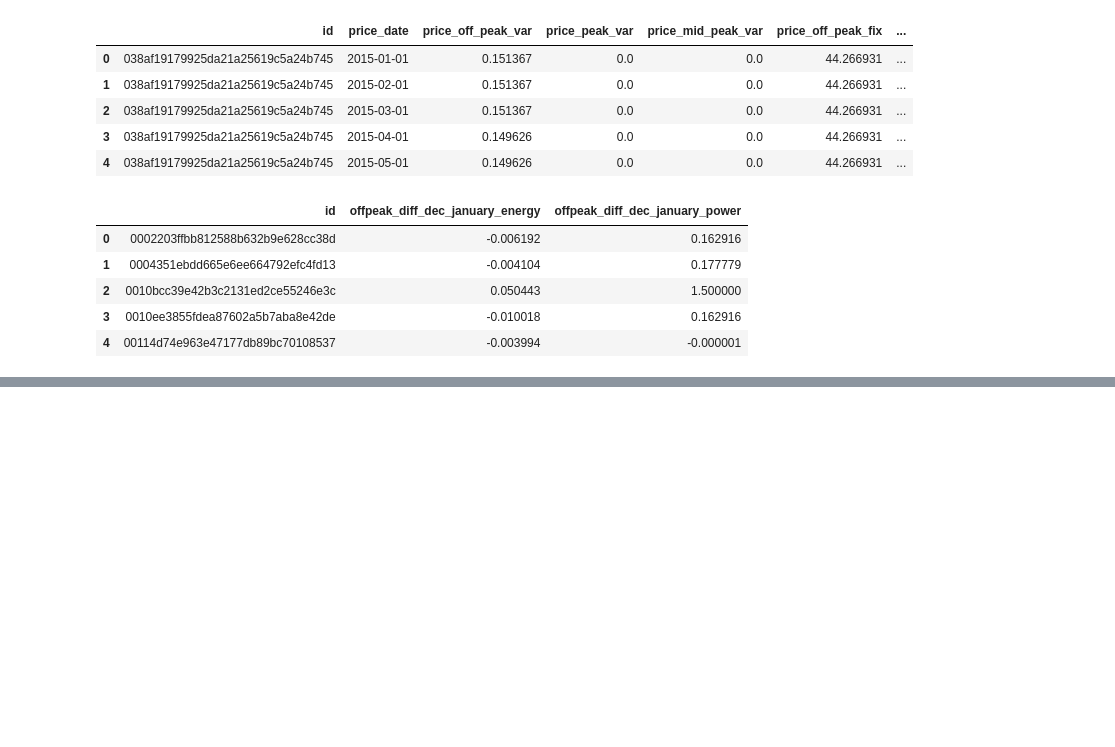
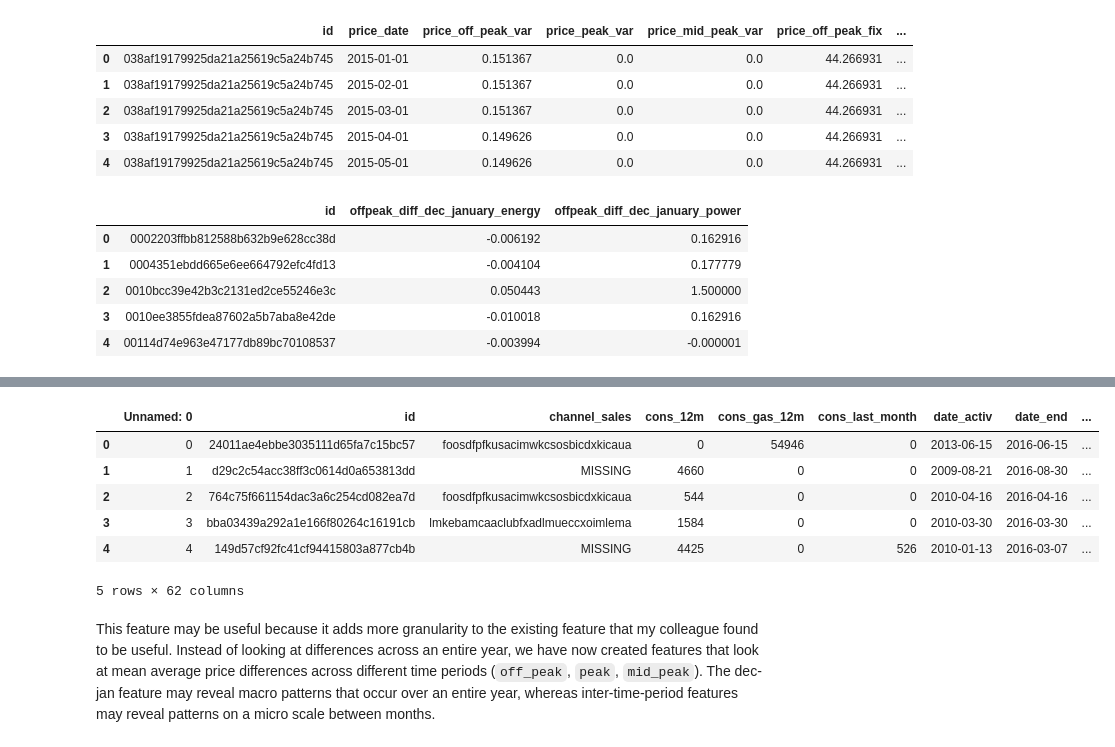
Before and after one commit to lawalsegun2025/forage_projects, a Jupyter notebook: 001_BCG_GAMMA_customer_churn_prediction/3_Feature_Engineering_and_Modelling/notebook/feature_engineering.ipynb, the cells around one changed output, grey strips where cells are left out. Drawn from its saved outputs; the diff is of its cells as text; code cells hidden in the pictures; blank space fills up the shorter version.

Commit message:
Average prices accross periods

```diff
--- a/001_BCG_GAMMA_customer_churn_prediction/3_Feature_Engineering_and_Modelling/notebook/feature_engineering.ipynb
+++ b/001_BCG_GAMMA_customer_churn_prediction/3_Feature_Engineering_and_Modelling/notebook/feature_engineering.ipynb
@@ -81,0 +99,12 @@ diff.head()
+# %%
+# Aggregate average prices per period by company
+mean_prices = price_df.groupby(['id']).agg({
+    'price_off_peak_var': 'mean',
+    'price_peak_var': 'mean',
+    'price_mid_peak_var': 'mean',
+    'price_off_peak_fix': 'mean',
+    'price_peak_fix': 'mean',
+    'price_mid_peak_fix': 'mean'
+}).reset_index()
+
+mean_prices.head()
@@ -81,0 +118,8 @@ diff.head()
+# %%
+# Calculate the mean difference between consecutive periods
+mean_prices['off_peak_peak_var_mean_diff'] = mean_prices['price_off_peak_var'] - mean_prices['price_peak_var']
+mean_prices['peak_mid_peak_var_mean_diff'] = mean_prices['price_peak_var'] - mean_prices['price_mid_peak_var']
+mean_prices['off_peak_mid_peak_var_mean_diff'] = mean_prices['price_off_peak_var'] - mean_prices['price_mid_peak_var']
+mean_prices['off_peak_peak_fix_mean_diff'] = mean_prices['price_off_peak_fix'] - mean_prices['price_peak_fix']
+mean_prices['peak_mid_peak_fix_mean_diff'] = mean_prices['price_peak_fix'] - mean_prices['price_mid_peak_fix']
+mean_prices['off_peak_mid_peak_fix_mean_diff'] = mean_prices['price_off_peak_fix'] - mean_prices['price_mid_peak_fix']
@@ -81,0 +135,22 @@ diff.head()
+# %%
+columns = [
+    'id',
+    'off_peak_peak_var_mean_diff',
+    'peak_mid_peak_var_mean_diff',
+    'off_peak_mid_peak_var_mean_diff',
+    'off_peak_peak_fix_mean_diff',
+    'peak_mid_peak_fix_mean_diff',
+    'off_peak_mid_peak_fix_mean_diff'
+]
+df = pd.merge(df, mean_prices[columns], on='id')
+df.head()
+# %% [output]
+|  | Unnamed: 0 | id | channel_sales | cons_12m | cons_gas_12m | cons_last_month | date_activ | date_end | ... |
+| 0 | 0 | 24011ae4ebbe3035111d65fa7c15bc57 | foosdfpfkusacimwkcsosbicdxkicaua | 0 | 54946 | 0 | 2013-06-15 | 2016-06-15 | ... |
+| 1 | 1 | d29c2c54acc38ff3c0614d0a653813dd | MISSING | 4660 | 0 | 0 | 2009-08-21 | 2016-08-30 | ... |
+| 2 | 2 | 764c75f661154dac3a6c254cd082ea7d | foosdfpfkusacimwkcsosbicdxkicaua | 544 | 0 | 0 | 2010-04-16 | 2016-04-16 | ... |
+| 3 | 3 | bba03439a292a1e166f80264c16191cb | lmkebamcaaclubfxadlmueccxoimlema | 1584 | 0 | 0 | 2010-03-30 | 2016-03-30 | ... |
+| 4 | 4 | 149d57cf92fc41cf94415803a877cb4b | MISSING | 4425 | 0 | 526 | 2010-01-13 | 2016-03-07 | ... |
+5 rows × 62 columns
+# %% [markdown]
+This feature may be useful because it adds more granularity to the existing feature that my colleague found to be useful. Instead of looking at differences across an entire year, we have now created features that look at mean average price differences across different time periods (`off_peak`, `peak`, `mid_peak`). The dec-jan feature may reveal macro patterns that occur over an entire year, whereas inter-time-period features may reveal patterns on a micro scale between months.
```
Also changed, not shown: parts of 5 cells of this notebook.
